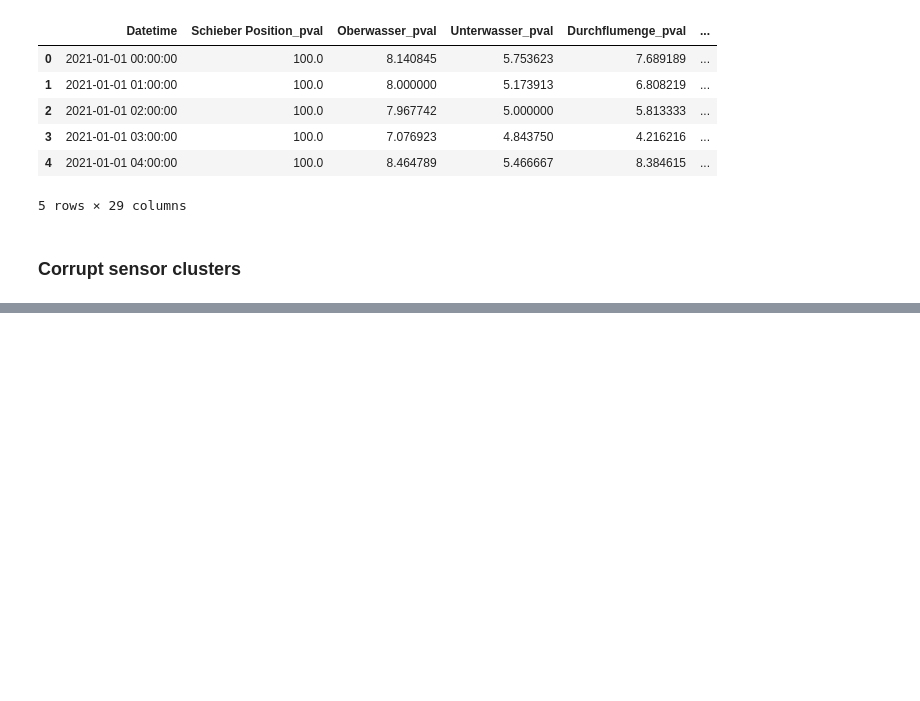
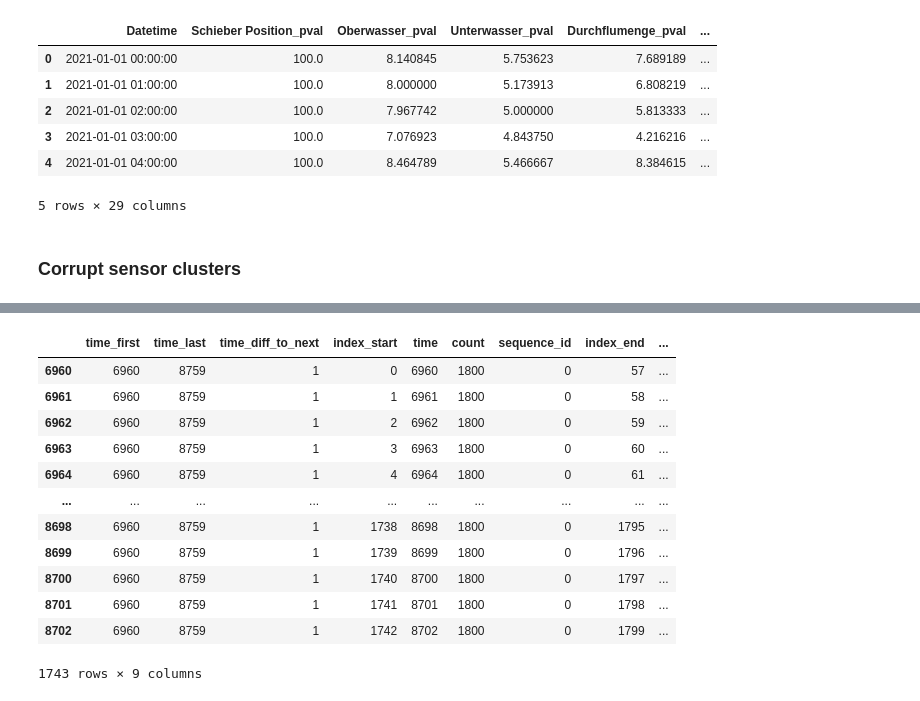
Before and after one commit to calgo-lab/RIWWER_TimeSeries, a Jupyter notebook: torch_forecasting/NHits_Vierlinden_Dropout.ipynb, the cells around one changed output, grey strips where cells are left out. Saved outputs shown, nothing was run; the diff lists cells and outputs as text; code cells hidden in the pictures; blank space fills up the shorter version.

```diff
--- a/torch_forecasting/NHits_Vierlinden_Dropout.ipynb
+++ b/torch_forecasting/NHits_Vierlinden_Dropout.ipynb
@@ -57,7 +58,7 @@ prediction_length = max_prediction_length
 batch_size = 32
 # %%
 # Load best model (from NHits_Vierlinden_Train.ipynb)
-best_model_path = './RIWWER/torch_forecasting/model_checkpoints/NHits_Vierlinden_saved_datasets/lightning_logs/version_2/checkpoints/epoch=14-step=2250.ckpt'
+best_model_path = './RIWWER/torch_forecasting/model_checkpoints/NHits_Vierlinden_saved_datasets/lightning_logs/version_0/checkpoints/epoch=14-step=2250.ckpt'
 best_model = NHiTS.load_from_checkpoint(best_model_path)
 # %% [markdown]
 ### Corrupt sensor clusters
@@ -66,9 +67,9 @@ best_model = NHiTS.load_from_checkpoint(best_model_path)
 # Weather and rain tanks: ['Niederschlag', 'Füllstand_RRB', 'Füllstand_RüB_1', 'Füllstand_RüB_2', 'Füllstand_RüB_3']
 sensors = {
     "Herzogstr":     ['Schieber Position_pval', 'Oberwasser_pval', 'Unterwasser_pval', 'Durchflumenge_pval', 'Berechnete Durchflussmenge_pval'],
-    "Kaiserstr":     ['Fllstand SWS_pval', 'Fllstand RWS_pval', 'Strom P1_pval', 'Strom P2_pval', 'Strom P3_pval', 'Strom P4_pval', 'Strom P5_pval', 'Strom P6_pval'],
-    "Kreuzweg":      ['Fllstand Pumpensumpf_pval', 'Strom Pumpe 1_pval', 'Strom Pumpe 2_pval'],
-    "Vierlindenhof": ['Fllstand Pumpensumpf_pval1', 'Strom Pumpe 1_pval1', 'Strom Pumpe 2_pval1', 'Strom Pumpe 3_pval']
+    #"Kaiserstr":     ['Fllstand SWS_pval', 'Fllstand RWS_pval', 'Strom P1_pval', 'Strom P2_pval', 'Strom P3_pval', 'Strom P4_pval', 'Strom P5_pval', 'Strom P6_pval'],
+    #"Kreuzweg":      ['Fllstand Pumpensumpf_pval', 'Strom Pumpe 1_pval', 'Strom Pumpe 2_pval'],
+    #"Vierlindenhof": ['Fllstand Pumpensumpf_pval1', 'Strom Pumpe 1_pval1', 'Strom Pumpe 2_pval1', 'Strom Pumpe 3_pval']
 }
 # %%
 # Turn off sensors iteratively according to the cluster location
@@ -96,15 +97,15 @@ for cluster in sensors:
     #       which leads to all the values in that column being replaced not by 0, but by another rescaled value
     #       You may want to comment that line out in timeseries.py
     for column in sensors[cluster]:
-        loaded_validation.set_overwrite_values(0.0, column, 'all')
-    # TODO: only one single value can be overwritten now.
+        loaded_validation.set_overwrite_values(10, column, 'all')
 
     val_dataloader = loaded_validation.to_dataloader(train=False, batch_size=batch_size, num_workers=18)
-    break
+
     ### Make prediction and evaluate ###
     actuals = torch.cat([y[0] for x, y in iter(val_dataloader)]).to(torch.device('cuda:0'))
     predictions = best_model.predict(val_dataloader,
                                      trainer_kwargs=dict(default_root_dir="./RIWWER/torch_forecasting/model_checkpoints/NHits_Vierlinden_saved_datasets"))
+    print(column)
     err = actuals - predictions
     mae = err.abs().mean()
     print('MAE = ' + str(mae))
@@ -114,0 +124,16 @@ for cluster in sensors:
+# %%
+loaded_validation.index
+# %% [output]
+|  | time_first | time_last | time_diff_to_next | index_start | time | count | sequence_id | index_end | ... |
+| 6960 | 6960 | 8759 | 1 | 0 | 6960 | 1800 | 0 | 57 | ... |
+| 6961 | 6960 | 8759 | 1 | 1 | 6961 | 1800 | 0 | 58 | ... |
+| 6962 | 6960 | 8759 | 1 | 2 | 6962 | 1800 | 0 | 59 | ... |
+| 6963 | 6960 | 8759 | 1 | 3 | 6963 | 1800 | 0 | 60 | ... |
+| 6964 | 6960 | 8759 | 1 | 4 | 6964 | 1800 | 0 | 61 | ... |
+| ... | ... | ... | ... | ... | ... | ... | ... | ... | ... |
+| 8698 | 6960 | 8759 | 1 | 1738 | 8698 | 1800 | 0 | 1795 | ... |
+| 8699 | 6960 | 8759 | 1 | 1739 | 8699 | 1800 | 0 | 1796 | ... |
+| 8700 | 6960 | 8759 | 1 | 1740 | 8700 | 1800 | 0 | 1797 | ... |
+| 8701 | 6960 | 8759 | 1 | 1741 | 8701 | 1800 | 0 | 1798 | ... |
+| 8702 | 6960 | 8759 | 1 | 1742 | 8702 | 1800 | 0 | 1799 | ... |
+1743 rows × 9 columns
```
Also changed, not shown: parts of 12 cells of this notebook, 7 other files.
